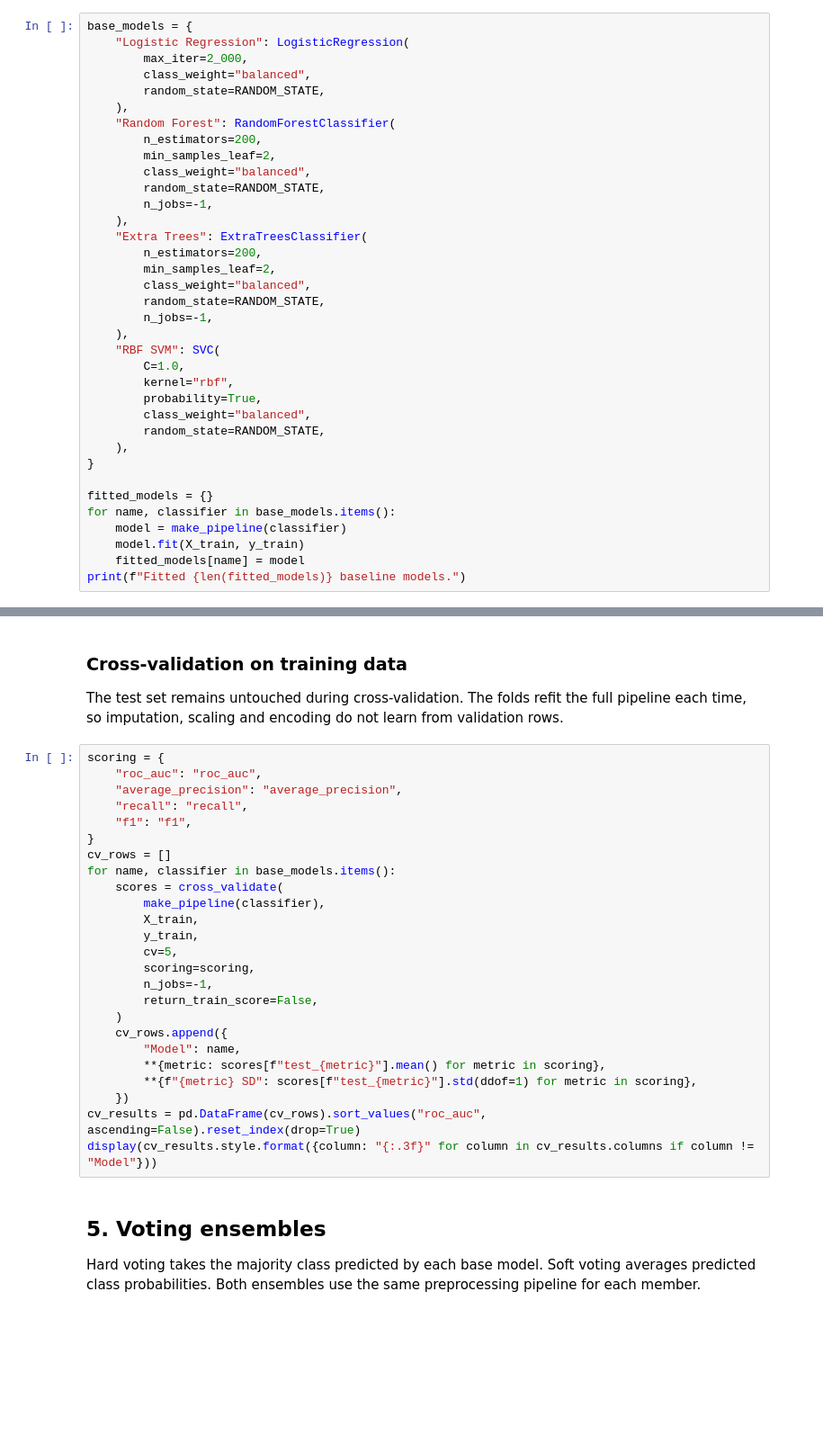
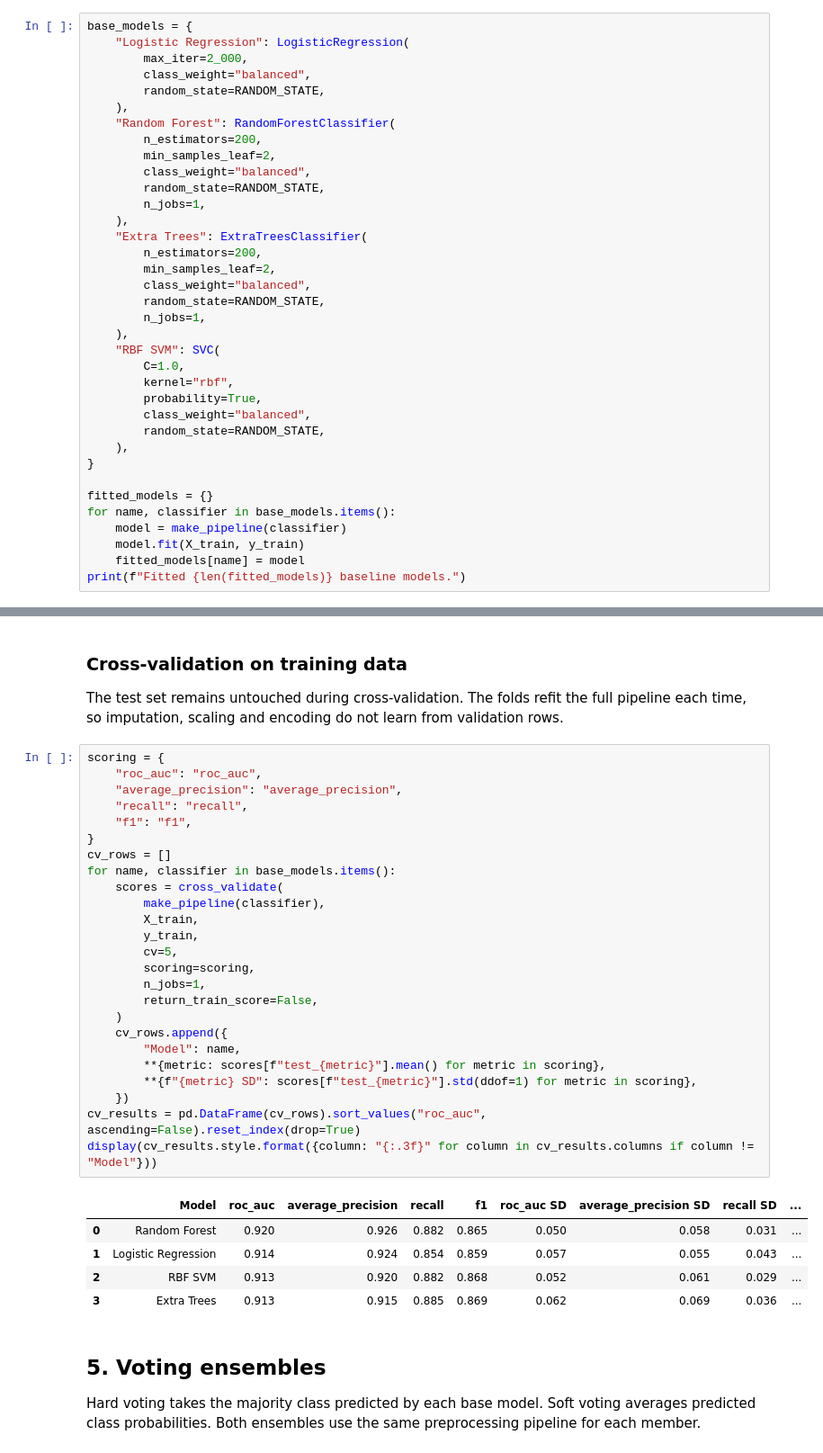
Before and after one commit to ENG-AhmedFayez/heart-disease-voting-classifier, a Jupyter notebook: notebooks/heart_disease_voting_classifier.ipynb, the cells around one changed output, grey strips where cells are left out. Shown at 90% size. Drawn from its saved outputs; the diff is of its cells as text; blank space fills up the shorter version.

```diff
--- a/notebooks/heart_disease_voting_classifier.ipynb
+++ b/notebooks/heart_disease_voting_classifier.ipynb
@@ -168,14 +215,14 @@ base_models = {
         min_samples_leaf=2,
         class_weight="balanced",
         random_state=RANDOM_STATE,
-        n_jobs=-1,
+        n_jobs=1,
     ),
     "Extra Trees": ExtraTreesClassifier(
         n_estimators=200,
         min_samples_leaf=2,
         class_weight="balanced",
         random_state=RANDOM_STATE,
-        n_jobs=-1,
+        n_jobs=1,
     ),
     "RBF SVM": SVC(
         C=1.0,
@@ -250,28 +318,34 @@ The test set remains untouched during cross-validation. The folds refit the full
 # %%
 scoring = {
     "roc_auc": "roc_auc",
     "average_precision": "average_precision",
     "recall": "recall",
     "f1": "f1",
 }
 cv_rows = []
 for name, classifier in base_models.items():
     scores = cross_validate(
         make_pipeline(classifier),
         X_train,
         y_train,
         cv=5,
         scoring=scoring,
-        n_jobs=-1,
+        n_jobs=1,
         return_train_score=False,
     )
     cv_rows.append({
         "Model": name,
         **{metric: scores[f"test_{metric}"].mean() for metric in scoring},
         **{f"{metric} SD": scores[f"test_{metric}"].std(ddof=1) for metric in scoring},
     })
 cv_results = pd.DataFrame(cv_rows).sort_values("roc_auc", ascending=False).reset_index(drop=True)
 display(cv_results.style.format({column: "{:.3f}" for column in cv_results.columns if column != "Model"}))
+# %% [output]
+|  | Model | roc_auc | average_precision | recall | f1 | roc_auc SD | average_precision SD | recall SD | ... |
+| 0 | Random Forest | 0.920 | 0.926 | 0.882 | 0.865 | 0.050 | 0.058 | 0.031 | ... |
+| 1 | Logistic Regression | 0.914 | 0.924 | 0.854 | 0.859 | 0.057 | 0.055 | 0.043 | ... |
+| 2 | RBF SVM | 0.913 | 0.920 | 0.882 | 0.868 | 0.052 | 0.061 | 0.029 | ... |
+| 3 | Extra Trees | 0.913 | 0.915 | 0.885 | 0.869 | 0.062 | 0.069 | 0.036 | ... |
 # %% [markdown]
 ## 5. Voting ensembles
 
```
Also changed, not shown: parts of 13 cells of this notebook, 1 other file.
